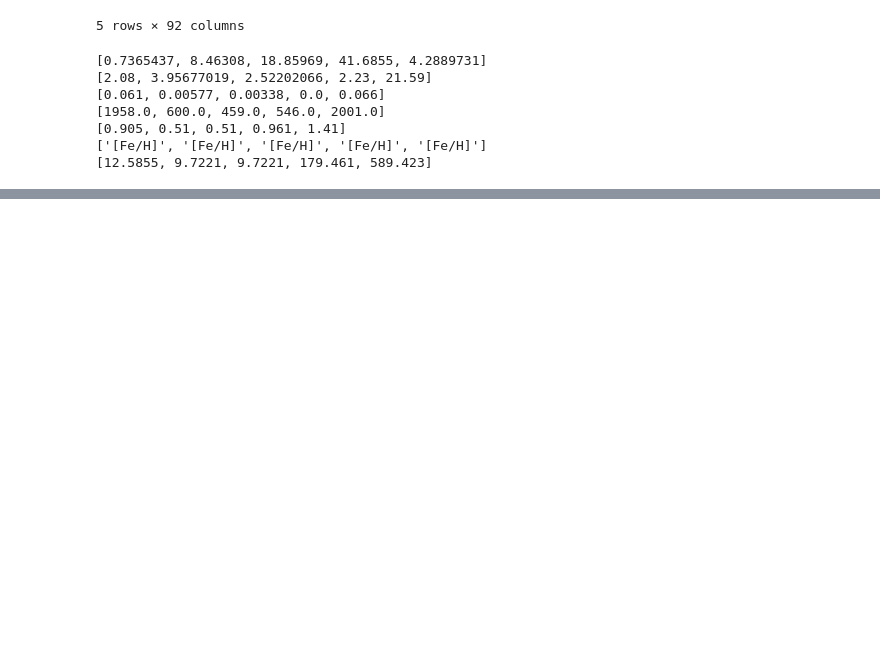
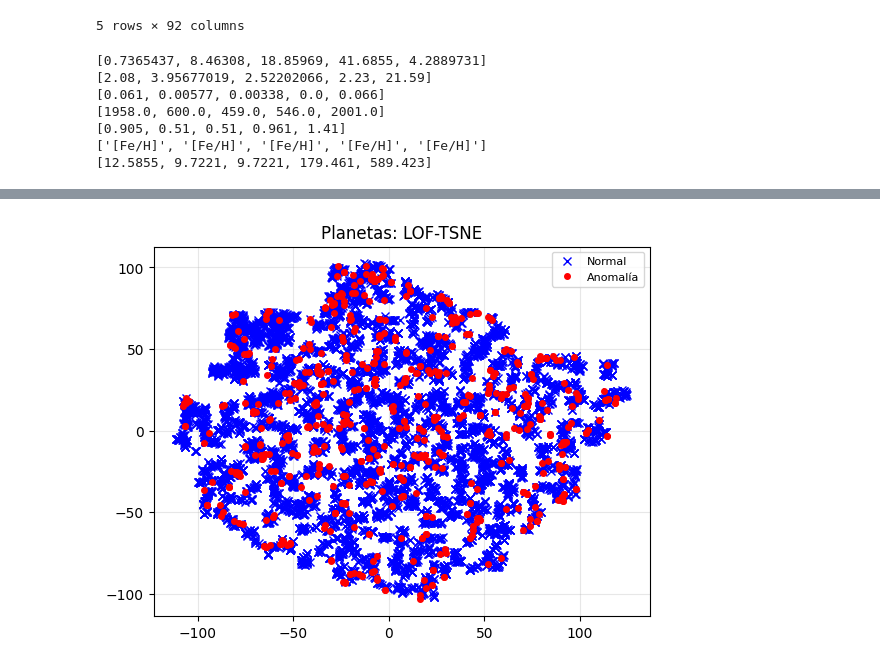
Before and after one commit to Kurocaguama/PCIC, a Jupyter notebook: Detección de Anomalías/Exoplanetas.ipynb, the cells around one changed output, grey strips where cells are left out. Saved outputs shown, nothing was run; the diff lists cells and outputs as text; code cells hidden in the pictures; blank space fills up the shorter version.

```diff
--- a/Detección de Anomalías/Exoplanetas.ipynb
+++ b/Detección de Anomalías/Exoplanetas.ipynb
@@ -208,0 +405,12 @@ for _ in full_list:
+# %%
+lof_norm_tsne_x, lof_norm_tsne_y = get_xy(lof_pred, tsne, False)
+lof_anom_tsne_x, lof_anom_tsne_y = get_xy(lof_pred, tsne, True)
+
+fig, ax = plt.subplots()
+ax.plot(lof_norm_tsne_x, lof_norm_tsne_y, 'x', color='blue', label='Normal', markersize=6)
+ax.plot(lof_anom_tsne_x, lof_anom_tsne_y, '.', color='red', label='Anomalía', markersize=8)
+ax.legend(loc='best', fontsize=8)
+ax.set_title('Planetas: LOF-TSNE')
+ax.grid(True, alpha=0.3)
+# %% [output]
+[figure, added]
```
Also changed, not shown: parts of 19 cells of this notebook.
